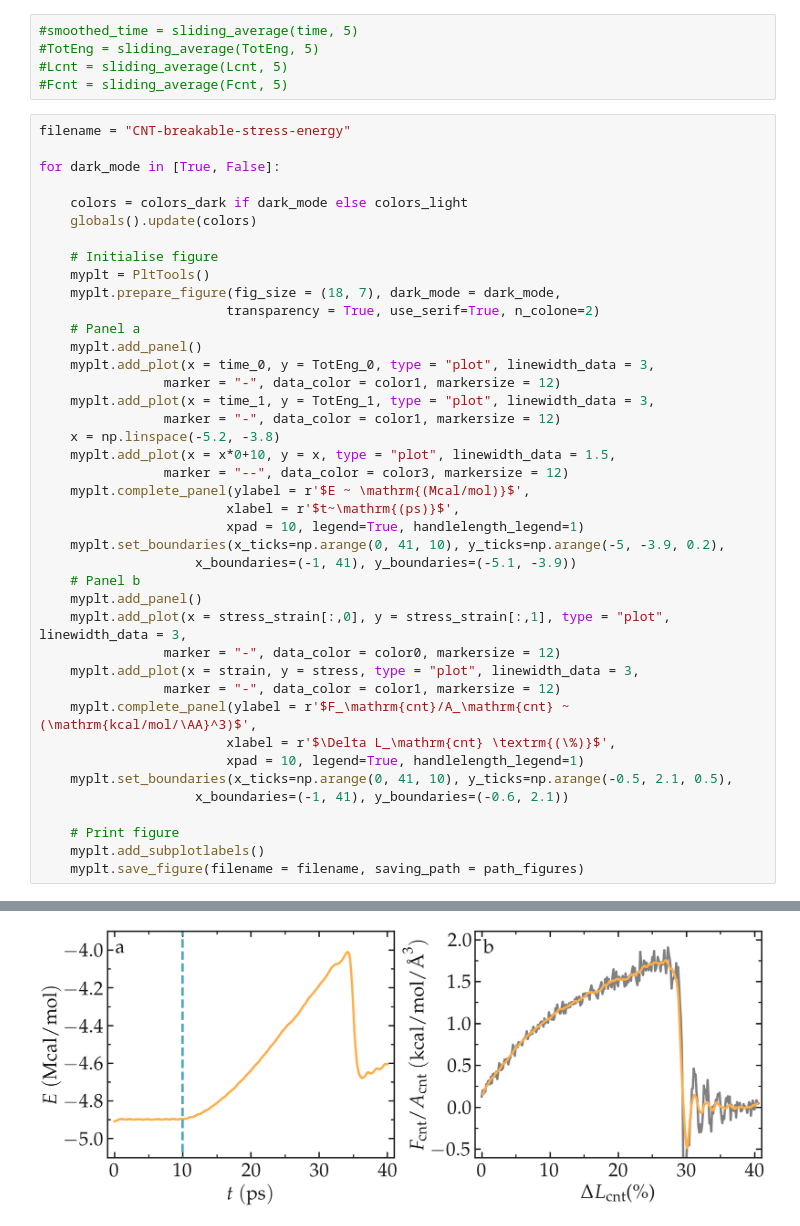
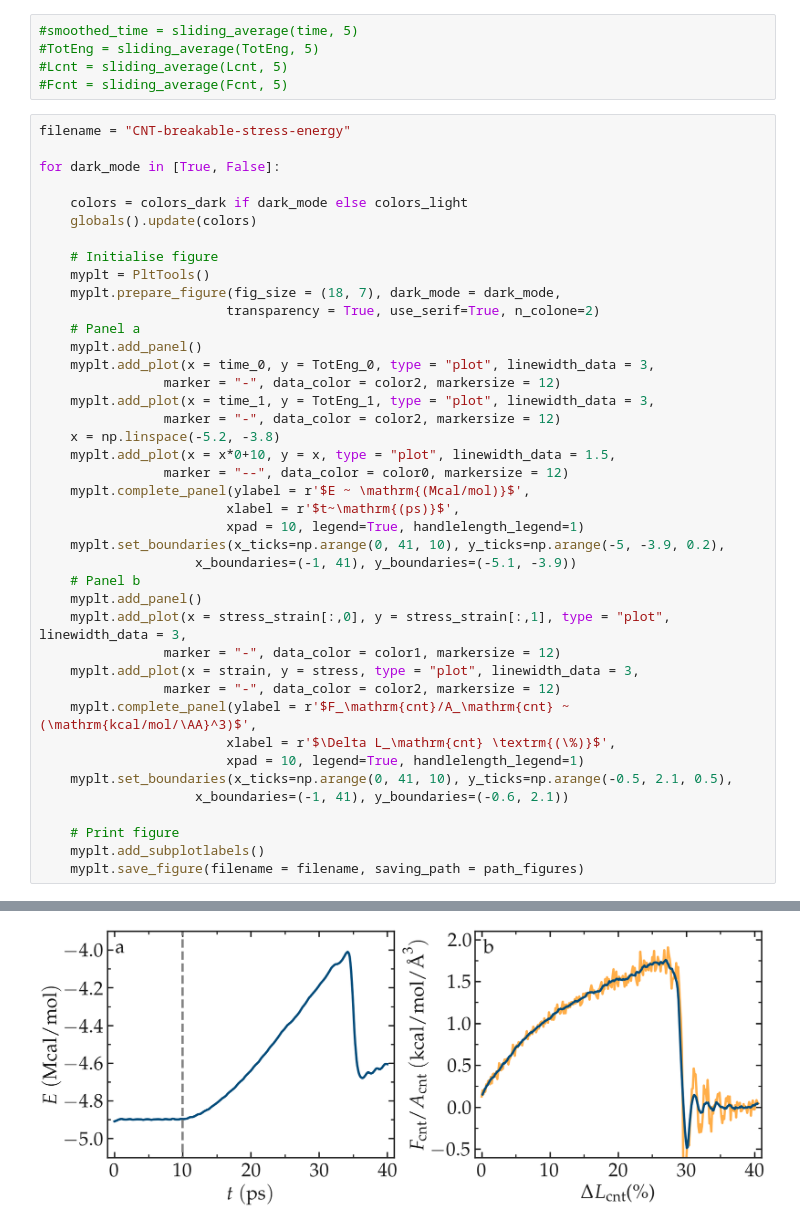
Before and after one commit to lammpstutorials/lammpstutorials.github.io, a Jupyter notebook: docs/sphinx/source/tutorial2/figures/breakable.ipynb, the cells around one changed output, grey strips where cells are left out. Saved outputs shown, nothing was run; the diff lists cells and outputs as text.

Commit message:
added figures into tutorials

```diff
--- a/docs/sphinx/source/tutorial2/figures/breakable.ipynb
+++ b/docs/sphinx/source/tutorial2/figures/breakable.ipynb
@@ -79,12 +79,12 @@ for dark_mode in [True, False]:
     # Panel a
     myplt.add_panel()
     myplt.add_plot(x = time_0, y = TotEng_0, type = "plot", linewidth_data = 3,
-                marker = "-", data_color = color1, markersize = 12)
+                marker = "-", data_color = color2, markersize = 12)
     myplt.add_plot(x = time_1, y = TotEng_1, type = "plot", linewidth_data = 3,
-                marker = "-", data_color = color1, markersize = 12)
+                marker = "-", data_color = color2, markersize = 12)
     x = np.linspace(-5.2, -3.8)
     myplt.add_plot(x = x*0+10, y = x, type = "plot", linewidth_data = 1.5,
-                marker = "--", data_color = color3, markersize = 12)
+                marker = "--", data_color = color0, markersize = 12)
     myplt.complete_panel(ylabel = r'$E ~ \mathrm{(Mcal/mol)}$',
                         xlabel = r'$t~\mathrm{(ps)}$',
                         xpad = 10, legend=True, handlelength_legend=1)
@@ -93,9 +93,9 @@ for dark_mode in [True, False]:
     # Panel b
     myplt.add_panel()
     myplt.add_plot(x = stress_strain[:,0], y = stress_strain[:,1], type = "plot", linewidth_data = 3,
-                marker = "-", data_color = color0, markersize = 12)
+                marker = "-", data_color = color1, markersize = 12)
     myplt.add_plot(x = strain, y = stress, type = "plot", linewidth_data = 3,
-                marker = "-", data_color = color1, markersize = 12)
+                marker = "-", data_color = color2, markersize = 12)
     myplt.complete_panel(ylabel = r'$F_\mathrm{cnt}/A_\mathrm{cnt} ~ (\mathrm{kcal/mol/\AA}^3)$',
                         xlabel = r'$\Delta L_\mathrm{cnt} \textrm{(\%)}$',
                         xpad = 10, legend=True, handlelength_legend=1)
@@ -110 +110 @@ for dark_mode in [True, False]:
-[figure, old version]
+[figure, new version]
```
Also changed, not shown: parts of 1 cell of this notebook, 14 other files.
